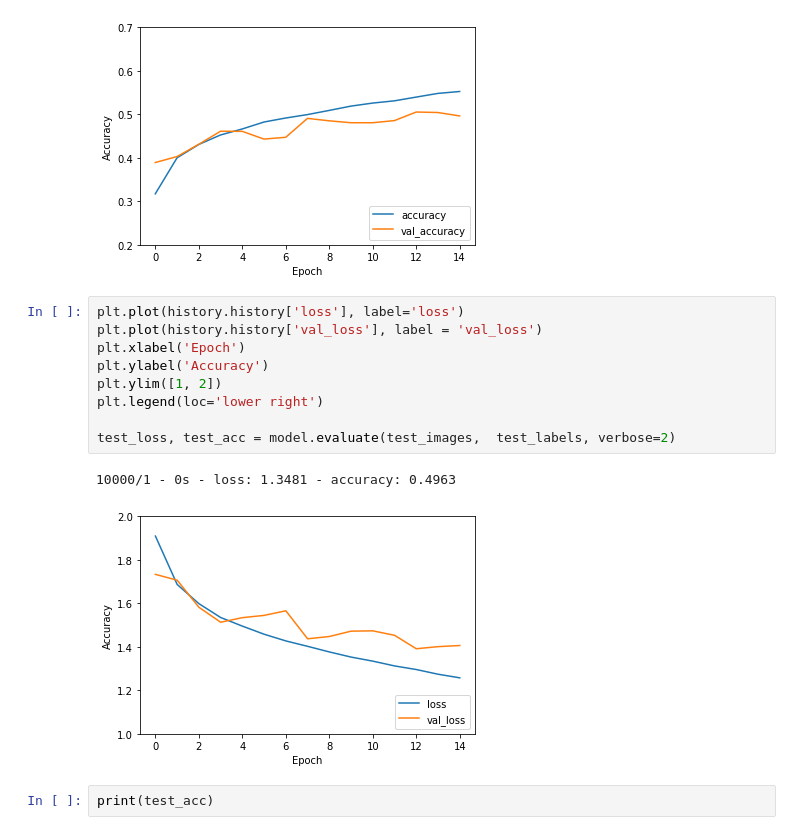
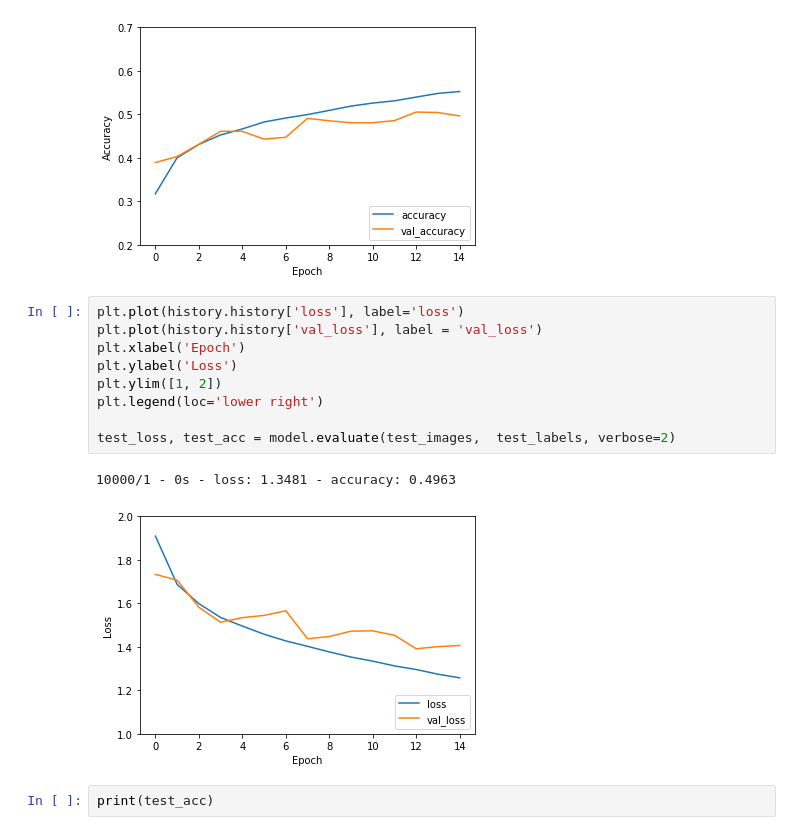
Before and after one commit to TorbenkoEgor/SMOMI, a Jupyter notebook: Untitled5.ipynb, the cells around one changed output. Drawn from its saved outputs; the diff is of its cells as text.

```diff
--- a/Untitled5.ipynb
+++ b/Untitled5.ipynb
@@ -69,15 +69,15 @@ test_loss, test_acc = model.evaluate(test_images,  test_labels, verbose=2)
 # %%
 plt.plot(history.history['loss'], label='loss')
 plt.plot(history.history['val_loss'], label = 'val_loss')
 plt.xlabel('Epoch')
-plt.ylabel('Accuracy')
+plt.ylabel('Loss')
 plt.ylim([1, 2])
 plt.legend(loc='lower right')
 
 test_loss, test_acc = model.evaluate(test_images,  test_labels, verbose=2)
 # %% [output]
 10000/1 - 0s - loss: 1.3481 - accuracy: 0.4963
-[figure, old version]
+[figure, new version]
 # %%
 print(test_acc)
 # %% [output]
```
Also changed, not shown: 1 other file.
